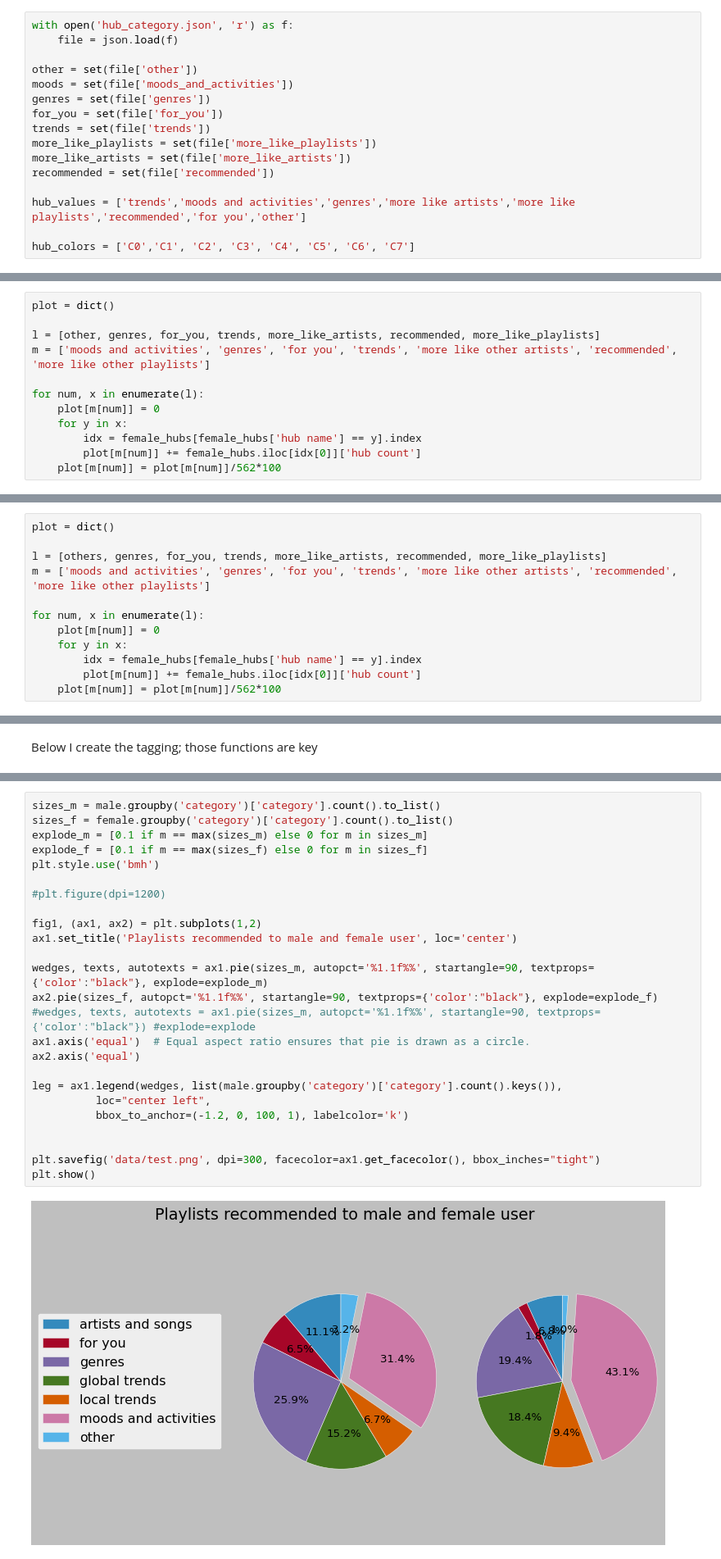
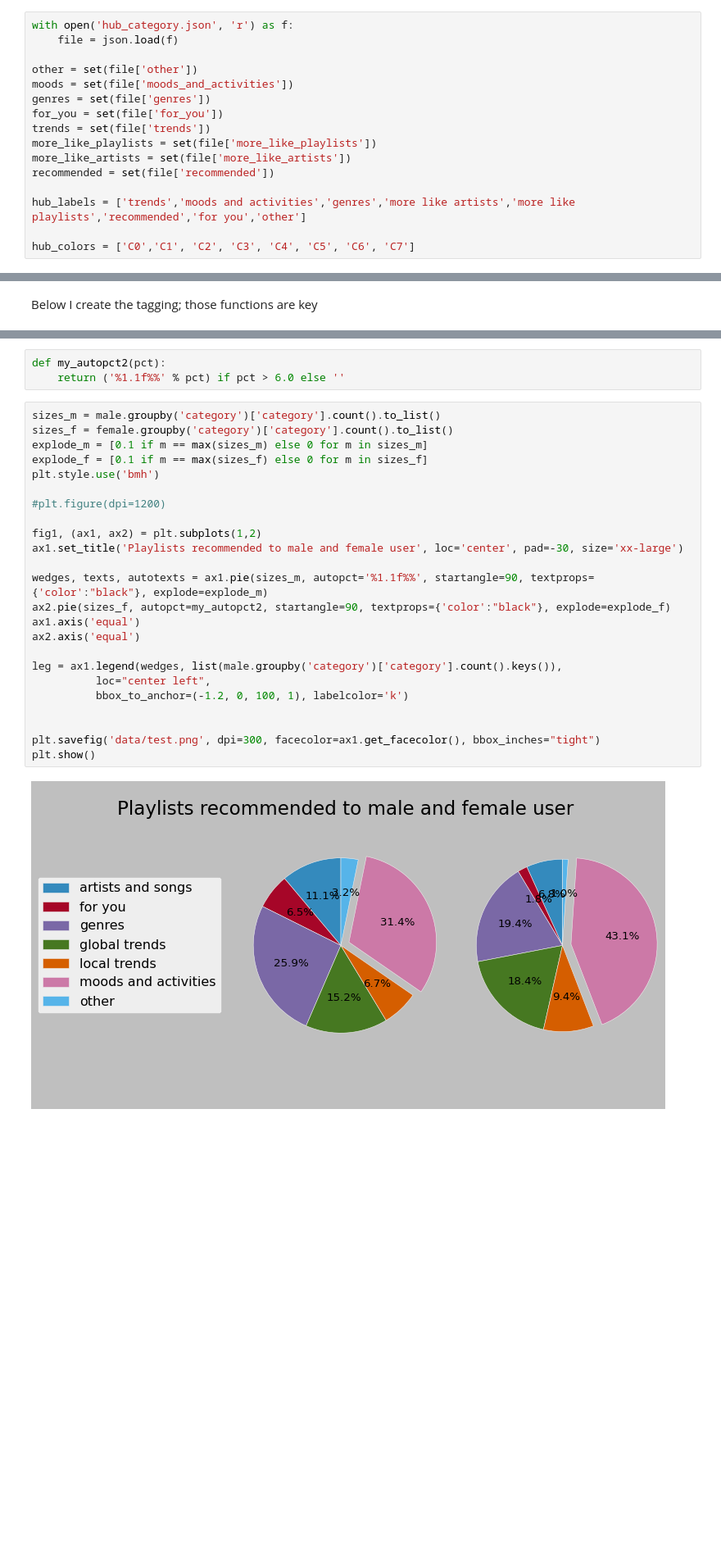
Before and after one commit to Yvysanna/Thesis, a Jupyter notebook: spotify1.ipynb, the cells around one changed output, grey strips where cells are left out. Shown: that part at 82% size. Saved outputs shown, nothing was run; the diff lists cells and outputs as text; blank space fills up the shorter version.

Commit message:
updated color scheme for plots, created correct plots, further data analysis

```diff
--- a/spotify1.ipynb
+++ b/spotify1.ipynb
@@ -421,6 +342,6 @@ more_like_playlists = set(file['more_like_playlists'])
 more_like_artists = set(file['more_like_artists'])
 recommended = set(file['recommended'])
 
-hub_values = ['trends','moods and activities','genres','more like artists','more like playlists','recommended','for you','other']
+hub_labels = ['trends','moods and activities','genres','more like artists','more like playlists','recommended','for you','other']
 
 hub_colors = ['C0','C1', 'C2', 'C3', 'C4', 'C5', 'C6', 'C7']
@@ -499,17 +453,5 @@ ValueError: If using all scalar values, you must pass an index
 # %% [markdown]
 How many hubs did they receive?
-# %%
-plot = dict()
-
-l = [other, genres, for_you, trends, more_like_artists, recommended, more_like_playlists]
-m = ['moods and activities', 'genres', 'for you', 'trends', 'more like other artists', 'recommended', 'more like other playlists']
-
-for num, x in enumerate(l):
-    plot[m[num]] = 0
-    for y in x:
-        idx = female_hubs[female_hubs['hub name'] == y].index
-        plot[m[num]] += female_hubs.iloc[idx[0]]['hub count']
-    plot[m[num]] = plot[m[num]]/562*100
 # %%
 male_hubs = male[['day', 'time', 'hub name']]
 
@@ -518,15 +460,3 @@ male_hubs = male_hubs.drop_duplicates()
 male_hubs = male_hubs.reset_index().drop('index', axis=1)
 male_hubs['hub count'] = male_hubs.groupby('hub name')['hub name'].transform('count')
 male_hubs['hub percent'] = pd.to_numeric((male_hubs['hub count']/len(male_hubs))*100)
-# %%
-plot = dict()
-
-l = [others, genres, for_you, trends, more_like_artists, recommended, more_like_playlists]
-m = ['moods and activities', 'genres', 'for you', 'trends', 'more like other artists', 'recommended', 'more like other playlists']
-
-for num, x in enumerate(l):
-    plot[m[num]] = 0
-    for y in x:
-        idx = female_hubs[female_hubs['hub name'] == y].index
-        plot[m[num]] += female_hubs.iloc[idx[0]]['hub count']
-    plot[m[num]] = plot[m[num]]/562*100
@@ -577,30 +505,32 @@ conditions=[
     ]
 
 male['category'] = np.select(conditions, values)
+# %%
+def my_autopct2(pct):
+    return ('%1.1f%%' % pct) if pct > 6.0 else ''
 # %%
 sizes_m = male.groupby('category')['category'].count().to_list()
 sizes_f = female.groupby('category')['category'].count().to_list()
 explode_m = [0.1 if m == max(sizes_m) else 0 for m in sizes_m]
 explode_f = [0.1 if m == max(sizes_f) else 0 for m in sizes_f]
 plt.style.use('bmh')
 
 #plt.figure(dpi=1200)
 
 fig1, (ax1, ax2) = plt.subplots(1,2)
-ax1.set_title('Playlists recommended to male and female user', loc='center')
+ax1.set_title('Playlists recommended to male and female user', loc='center', pad=-30, size='xx-large')
 
 wedges, texts, autotexts = ax1.pie(sizes_m, autopct='%1.1f%%', startangle=90, textprops={'color':"black"}, explode=explode_m)
-ax2.pie(sizes_f, autopct='%1.1f%%', startangle=90, textprops={'color':"black"}, explode=explode_f)
-#wedges, texts, autotexts = ax1.pie(sizes_m, autopct='%1.1f%%', startangle=90, textprops={'color':"black"}) #explode=explode
-ax1.axis('equal')  # Equal aspect ratio ensures that pie is drawn as a circle.
+ax2.pie(sizes_f, autopct=my_autopct2, startangle=90, textprops={'color':"black"}, explode=explode_f)
+ax1.axis('equal')
 ax2.axis('equal')
 
 leg = ax1.legend(wedges, list(male.groupby('category')['category'].count().keys()),
           loc="center left",
           bbox_to_anchor=(-1.2, 0, 100, 1), labelcolor='k')
 
 
 plt.savefig('data/test.png', dpi=300, facecolor=ax1.get_facecolor(), bbox_inches="tight")
 plt.show()
 # %% [output]
-[figure, old version]
+[figure, new version]
```
Also changed, not shown: parts of 34 cells of this notebook, 6 other files.
